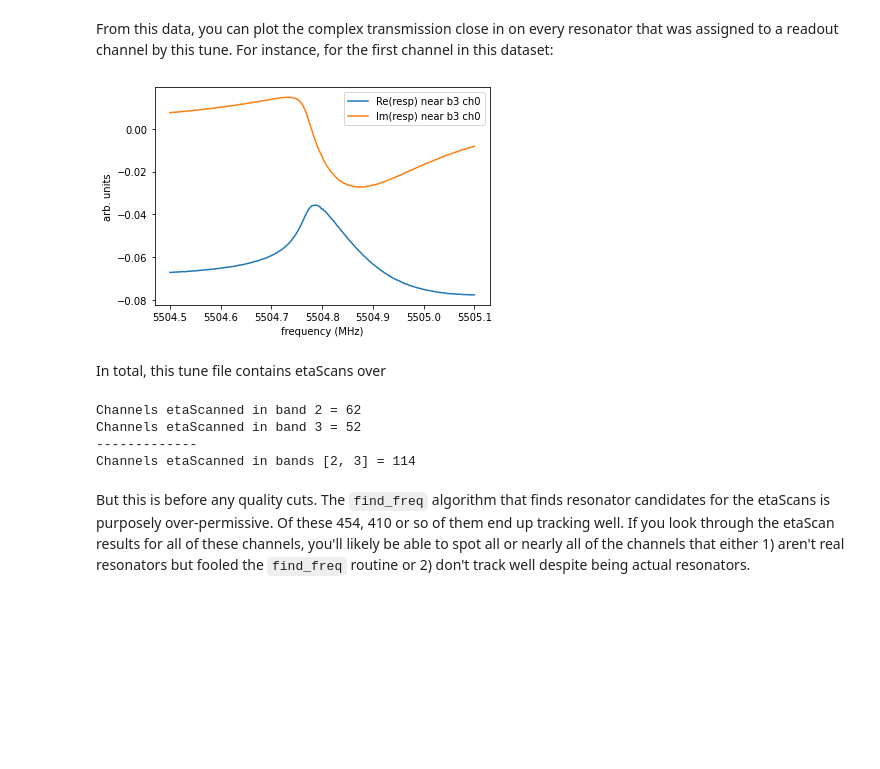
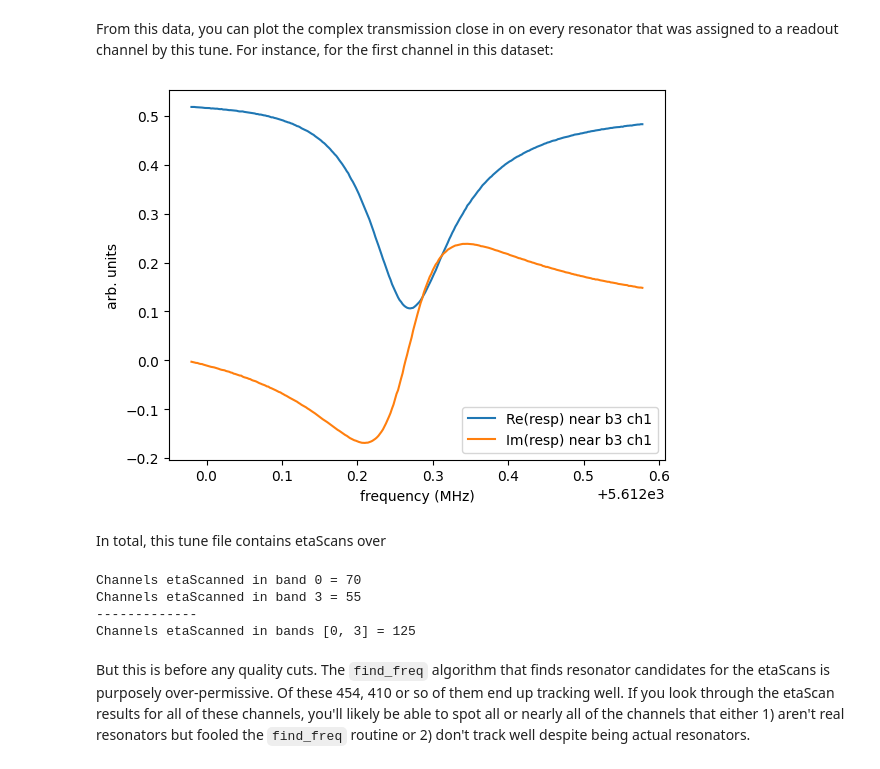
Before and after one commit to simonsobs/smurf_tutorials, a Jupyter notebook: 3_Data.ipynb, the cells around one changed output. Cells and saved outputs as stored; diff of their text form; code cells hidden in the pictures; blank space fills up the shorter version.

```diff
--- a/3_Data.ipynb
+++ b/3_Data.ipynb
@@ -28,7 +30,7 @@ First we will create a new pysmurf instance using the det_config interface. Then
 from sodetlib.det_config import DetConfig
 
 cfg = DetConfig()
-cfg.load_config_files(slot=2)
+cfg.load_config_files(slot=4)
 S = cfg.get_smurf_control()
 
 # Generates .dat and .mask file
@@ -248,27 +250,27 @@ From this data, you can plot the complex transmission close in on every resonato
 # %%
 import matplotlib.pylab as plt
 import numpy as np
 %matplotlib inline
 
 band=3
-chIdx=0
+chIdx=1
 etaScan=S.freq_resp[band]['resonances'][chIdx]
 freq_eta_scan=etaScan['freq_eta_scan']
 resp_eta_scan=etaScan['resp_eta_scan']
 
 plt.plot(freq_eta_scan,np.real(resp_eta_scan),label=f'Re(resp) near b{band} ch{chIdx}')
 plt.plot(freq_eta_scan,np.imag(resp_eta_scan),label=f'Im(resp) near b{band} ch{chIdx}')
 plt.ylabel('arb. units')
 plt.xlabel('frequency (MHz)')
 plt.legend()
 plt.show()
 # %% [output]
-[figure, old version]
+[figure, new version]
 # %% [markdown]
 In total, this tune file contains etaScans over
 # %%
 nChannels=0
-bands=[2,3]
+bands=[0,3]
 for band in bands:
     nChannelsInThisBand=len(S.freq_resp[band]['resonances'].keys())
     print('Channels etaScanned in band %d = %d'%(band,nChannelsInThisBand))
@@ -276,10 +278,10 @@ for band in bands:
 print('-------------')
 print('Channels etaScanned in bands %s = %d'%(str(bands),nChannels))
 # %% [output]
-Channels etaScanned in band 2 = 62
-Channels etaScanned in band 3 = 52
+Channels etaScanned in band 0 = 70
+Channels etaScanned in band 3 = 55
 -------------
-Channels etaScanned in bands [2, 3] = 114
+Channels etaScanned in bands [0, 3] = 125
 # %% [markdown]
 But this is before any quality cuts.  The <code>find_freq</code> algorithm that finds resonator candidates for the etaScans is purposely over-permissive.  Of these 454, 410 or so of them end up tracking well.  If you look through the etaScan results for all of these channels, you'll likely be able to spot all or nearly all of the channels that either 1) aren't real resonators but fooled the <code>find_freq</code> routine or 2) don't track well despite being actual resonators.
 # %% [markdown]
```
Also changed, not shown: parts of 21 cells of this notebook, 6 other files.
